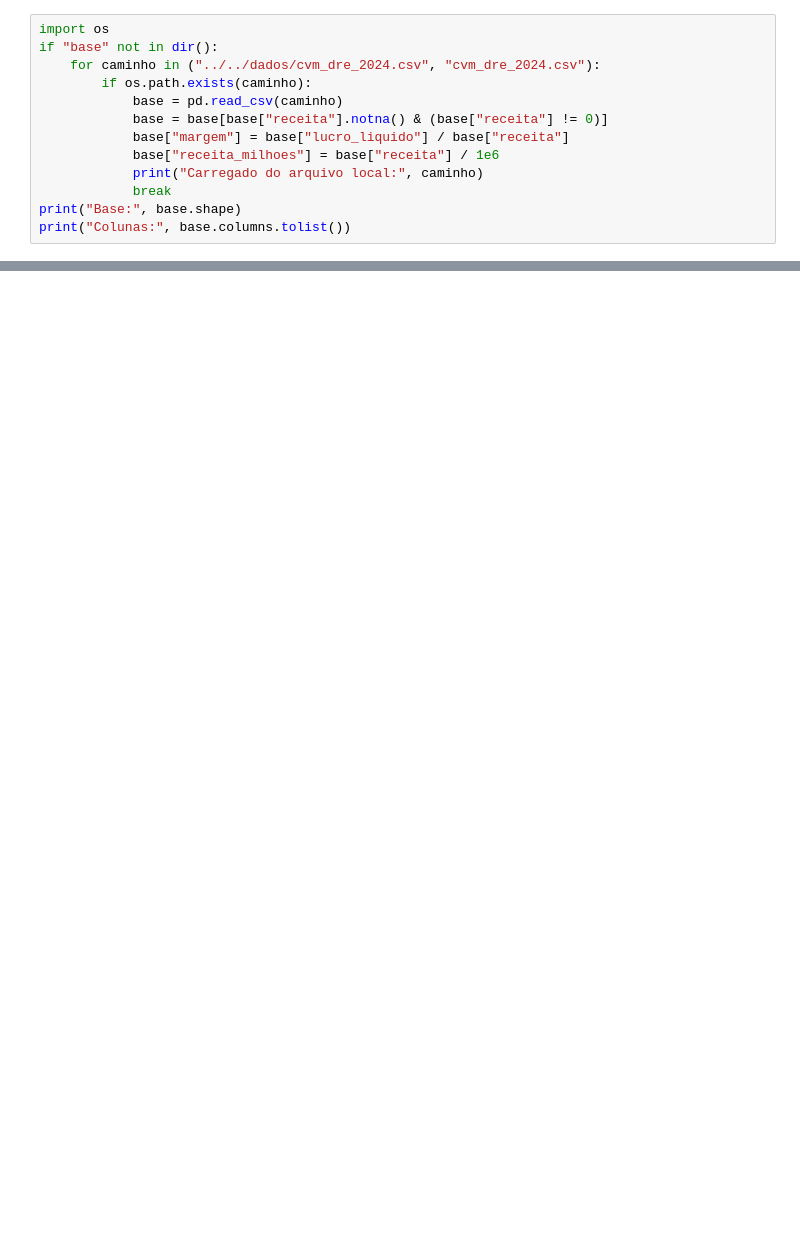
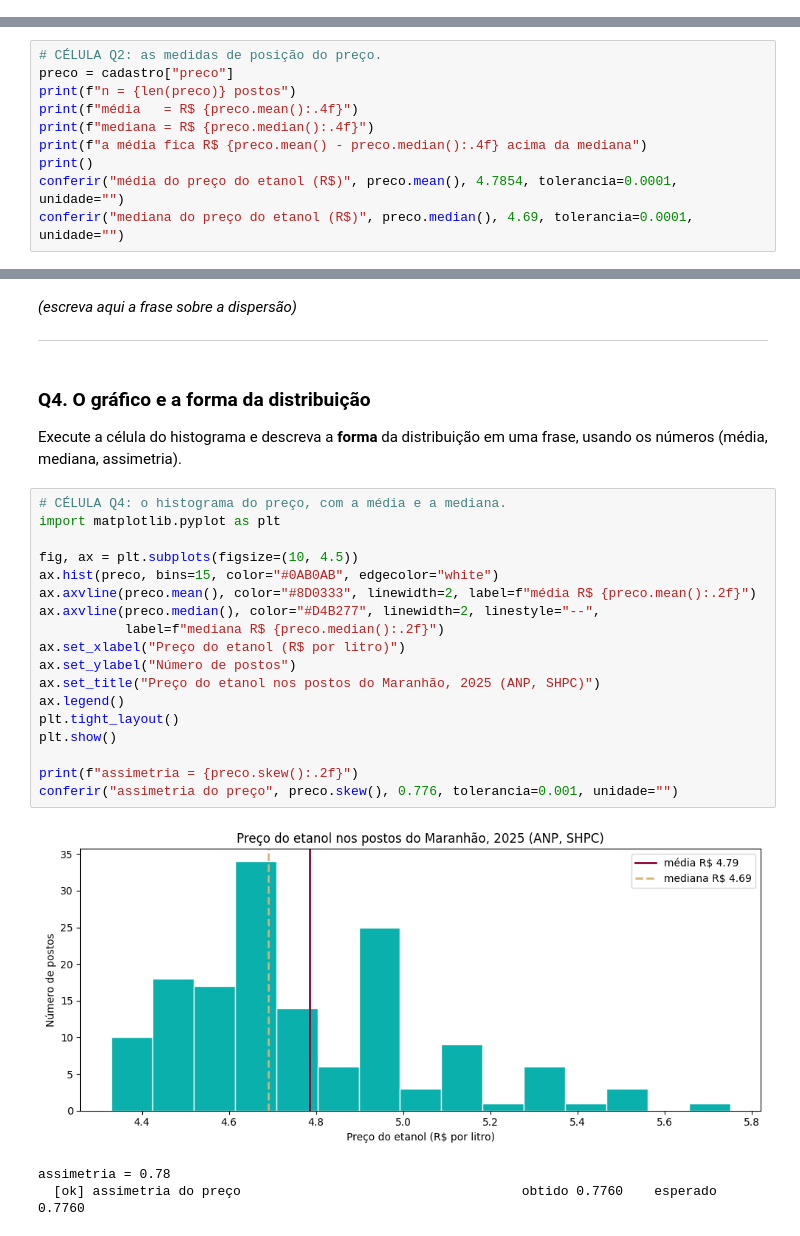
Before and after one commit to tadeugomes/metodos-pesquisa-quantitativa, a Jupyter notebook: notebooks/encontro-09/encontro09.ipynb, the cells around one changed output, grey strips where cells are left out. Drawn from its saved outputs; the diff is of its cells as text; blank space fills up the shorter version.

```diff
--- a/notebooks/encontro-09/encontro09.ipynb
+++ b/notebooks/encontro-09/encontro09.ipynb
@@ -56,13 +0,0 @@ base.head()
-# %%
-import os
-if "base" not in dir():
-    for caminho in ("../../dados/cvm_dre_2024.csv", "cvm_dre_2024.csv"):
-        if os.path.exists(caminho):
-            base = pd.read_csv(caminho)
-            base = base[base["receita"].notna() & (base["receita"] != 0)]
-            base["margem"] = base["lucro_liquido"] / base["receita"]
-            base["receita_milhoes"] = base["receita"] / 1e6
-            print("Carregado do arquivo local:", caminho)
-            break
-print("Base:", base.shape)
-print("Colunas:", base.columns.tolist())
@@ -234,0 +267,10 @@ print(base["setor"].value_counts().head(8))
+# %%
+# CÉLULA Q2: as medidas de posição do preço.
+preco = cadastro["preco"]
+print(f"n = {len(preco)} postos")
+print(f"média   = R$ {preco.mean():.4f}")
+print(f"mediana = R$ {preco.median():.4f}")
+print(f"a média fica R$ {preco.mean() - preco.median():.4f} acima da mediana")
+print()
+conferir("média do preço do etanol (R$)", preco.mean(), 4.7854, tolerancia=0.0001, unidade="")
+conferir("mediana do preço do etanol (R$)", preco.median(), 4.69, tolerancia=0.0001, unidade="")
@@ -234,0 +318,31 @@ print(base["setor"].value_counts().head(8))
+# %% [markdown]
+_(escreva aqui a frase sobre a dispersão)_
+
+---
+# %% [markdown]
+### Q4. O gráfico e a forma da distribuição
+
+Execute a célula do histograma e descreva a **forma** da distribuição em uma frase, usando
+os números (média, mediana, assimetria).
+# %%
+# CÉLULA Q4: o histograma do preço, com a média e a mediana.
+import matplotlib.pyplot as plt
+
+fig, ax = plt.subplots(figsize=(10, 4.5))
+ax.hist(preco, bins=15, color="#0AB0AB", edgecolor="white")
+ax.axvline(preco.mean(), color="#8D0333", linewidth=2, label=f"média R$ {preco.mean():.2f}")
+ax.axvline(preco.median(), color="#D4B277", linewidth=2, linestyle="--",
+           label=f"mediana R$ {preco.median():.2f}")
+ax.set_xlabel("Preço do etanol (R$ por litro)")
+ax.set_ylabel("Número de postos")
+ax.set_title("Preço do etanol nos postos do Maranhão, 2025 (ANP, SHPC)")
+ax.legend()
+plt.tight_layout()
+plt.show()
+
+print(f"assimetria = {preco.skew():.2f}")
+conferir("assimetria do preço", preco.skew(), 0.776, tolerancia=0.001, unidade="")
+# %% [output]
+[figure, added]
+assimetria = 0.78
+  [ok] assimetria do preço                                    obtido 0.7760    esperado 0.7760
```
Also changed, not shown: parts of 66 cells of this notebook, 7 other files.
